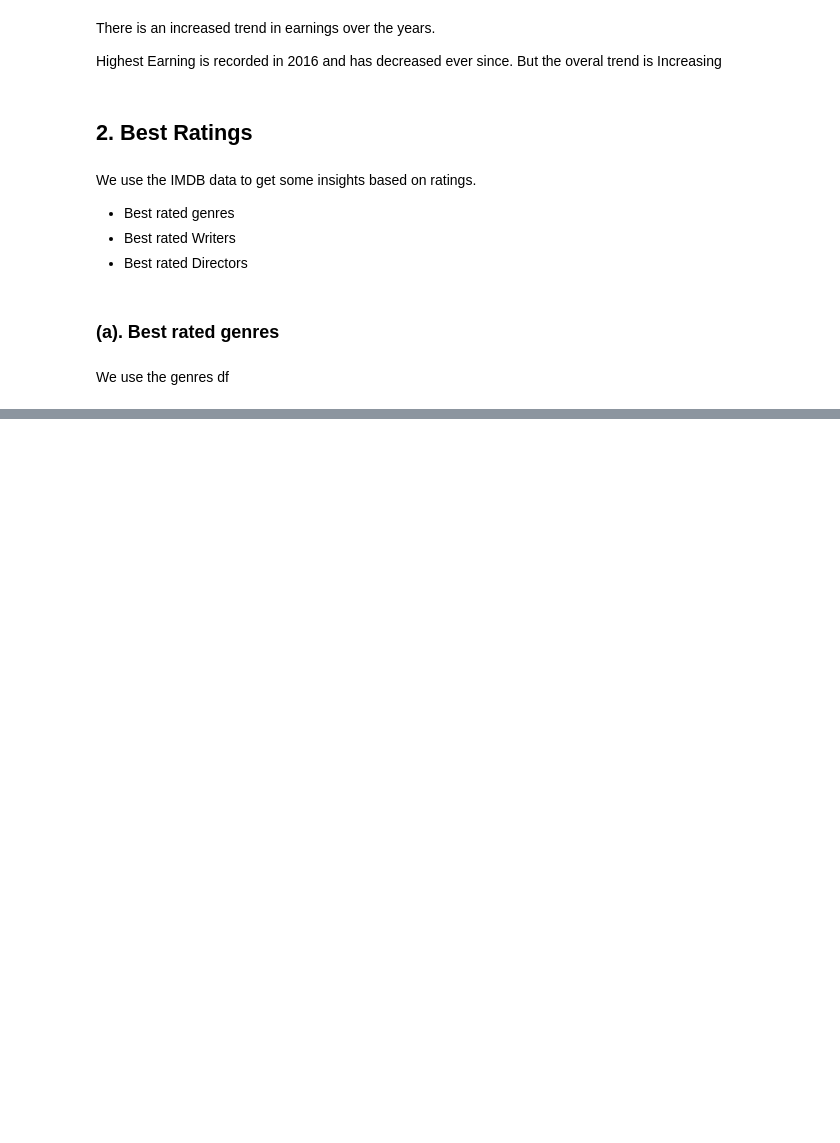
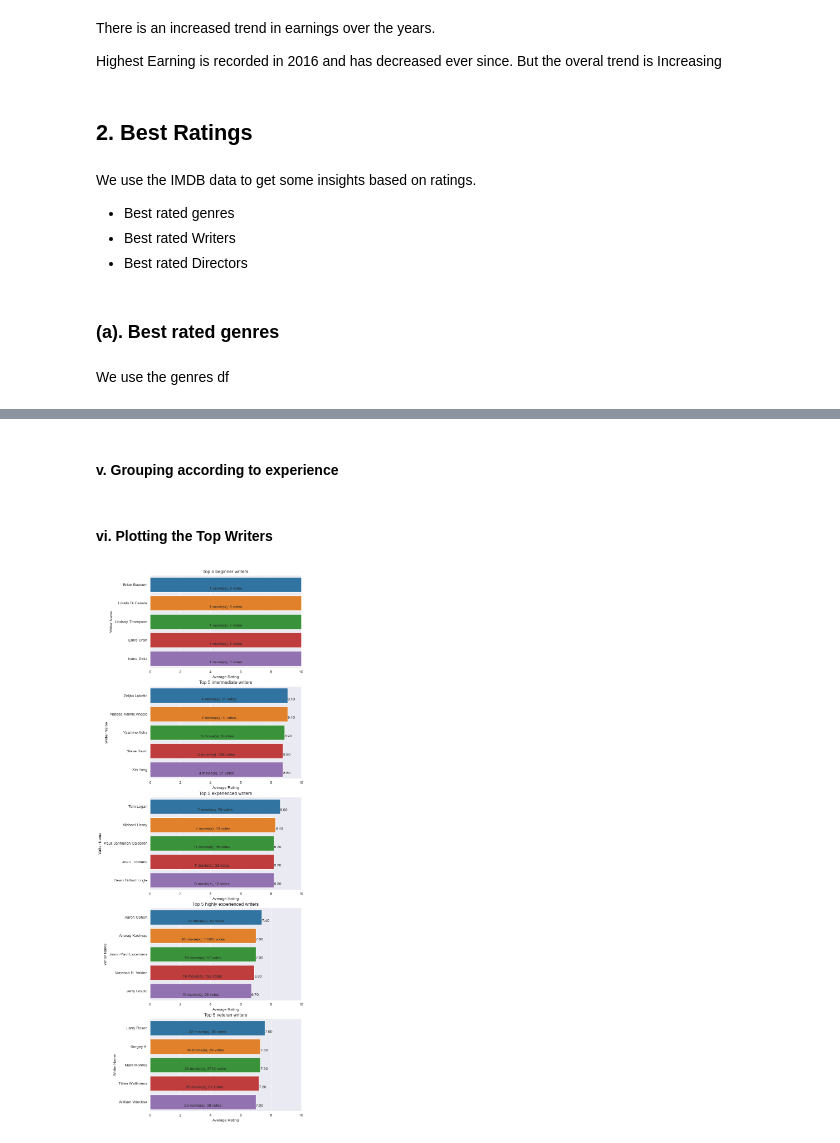
Before and after one commit to ericks-on/EDA-Film-industry, a Jupyter notebook: index.ipynb, the cells around one changed output, grey strips where cells are left out. Cells and saved outputs as stored; diff of their text form; code cells hidden in the pictures; blank space fills up the shorter version.

```diff
--- a/index.ipynb
+++ b/index.ipynb
@@ -916,0 +1393,7 @@ ratings_df
+# %%
+writer_ratings = writer_ratings.loc[
+    writer_ratings.death_year == 0
+]
+
+# check the death year collumn
+writer_ratings.death_year.value_counts()
@@ -916,0 +1515,12 @@ ratings_df
+# %%
+# change data type of moviecount column
+ratings_by_writers.moviecount = ratings_by_writers.moviecount.astype(
+    'Int32')
+# include sorting by movie count
+ratings_by_writers.sort_values(
+    by=['averagerating', 'moviecount', 'numvotes'],
+    ascending=False,
+    inplace=True
+)
+
+ratings_by_writers
@@ -916,0 +1541,2 @@ ratings_df
+# %% [markdown]
+#### v. Grouping according to experience
@@ -916,0 +1568,51 @@ ratings_df
+# %% [markdown]
+#### vi. Plotting the Top Writers
+# %%
+# create figure and axes
+fig, axes = plt.subplots(nrows=5, figsize=(7, 25))
+
+# list of all dataframes
+data_list = [
+    top_5_beginner_writers,
+    top_5_intermediate_writers,
+    top_5_experienced_writers,
+    top_5_highly_writers,
+    top_5_veteran_writers
+]
+
+# plotting the data
+for i, data in enumerate(data_list):
+    sns.barplot(
+        data=data,
+        x='averagerating',
+        y='primary_name',
+        ax=axes[i]
+    )
+    # including the number of votes and movie count
+    n = 0
+    for p in axes[i].patches:
+        # labelling the rating
+        axes[i].annotate(
+            f'{p.get_width():.2f}',
+            (p.get_width() + .25, p.get_y() + p.get_height()),
+            ha='center', va='center',
+            xytext=(0, 9),
+            textcoords='offset points'
+        )
+        # labelling the number of votes
+        axes[i].annotate(
+            f'{data.moviecount.iloc[n]} movie(s), {data.numvotes.iloc[n]} votes',
+            (p.get_width() / 2., p.get_y() + p.get_height()),
+            ha='center', va='center',
+            xytext=(0, 9),
+            textcoords='offset points'
+        )
+        n += 1
+
+    # labeling axes
+    axes[i].set_title(f'Top 5 {data.experience.iloc[i]} writers')
+    axes[i].set_xlabel('Average Rating')
+    axes[i].set_ylabel('Writer Name')
+    axes[i].set_xlim(0, 10)
+# %% [output]
+[figure, added]
```
Also changed, not shown: parts of 85 cells of this notebook.
